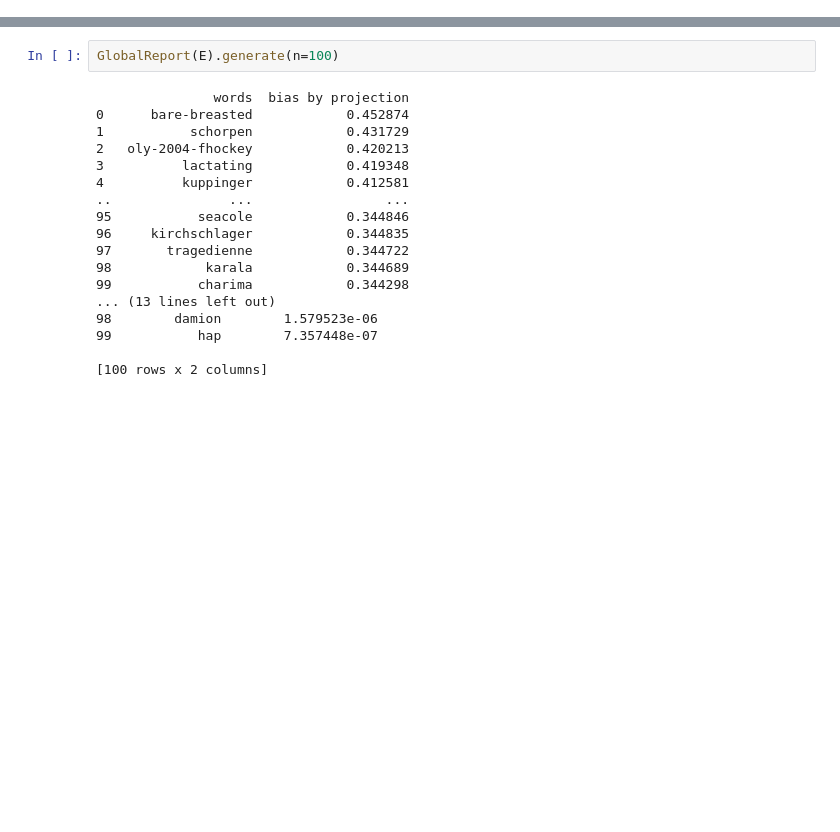
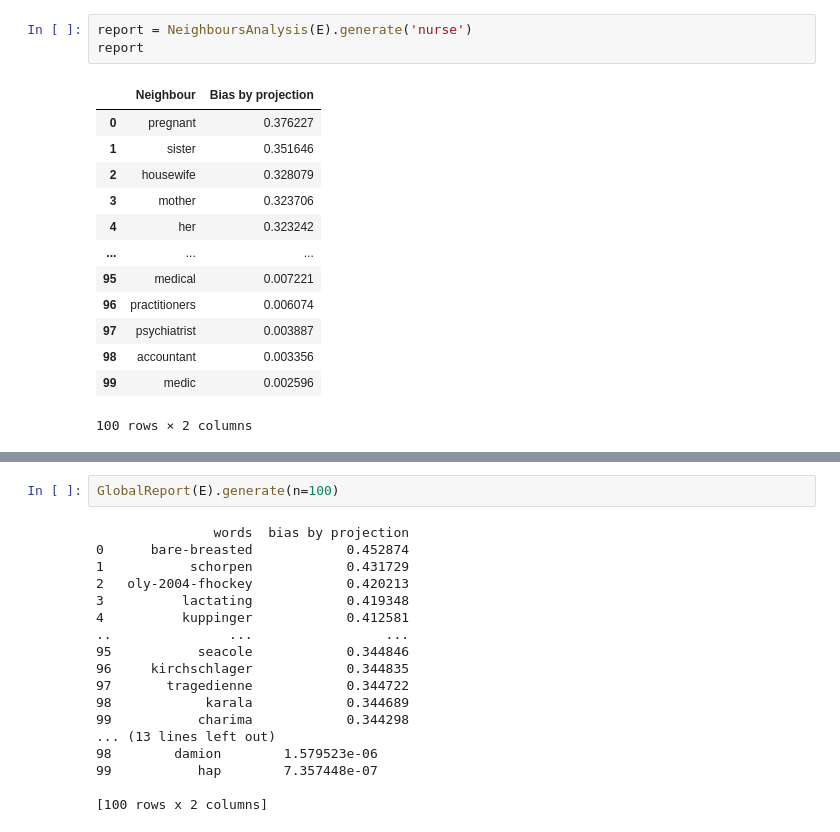
Before and after one commit to FEE-Fair-Embedding-Engine/FEE, a Jupyter notebook: examples/Feature Showcase.ipynb, the cells around one changed output, grey strips where cells are left out. Saved outputs shown, nothing was run; the diff lists cells and outputs as text; blank space fills up the shorter version.

```diff
--- a/examples/Feature Showcase.ipynb
+++ b/examples/Feature Showcase.ipynb
@@ -18 +26,18 @@ E = loader.WE().load(ename = 'glove-wiki-gigaword-300', normalize=True)
+# %%
+report = NeighboursAnalysis(E).generate('nurse')
+report
+# %% [output]
+|  | Neighbour | Bias by projection |
+| 0 | pregnant | 0.376227 |
+| 1 | sister | 0.351646 |
+| 2 | housewife | 0.328079 |
+| 3 | mother | 0.323706 |
+| 4 | her | 0.323242 |
+| ... | ... | ... |
+| 95 | medical | 0.007221 |
+| 96 | practitioners | 0.006074 |
+| 97 | psychiatrist | 0.003887 |
+| 98 | accountant | 0.003356 |
+| 99 | medic | 0.002596 |
+100 rows × 2 columns
 # %%
```
Also changed, not shown: parts of 42 cells of this notebook, 5 other files.
